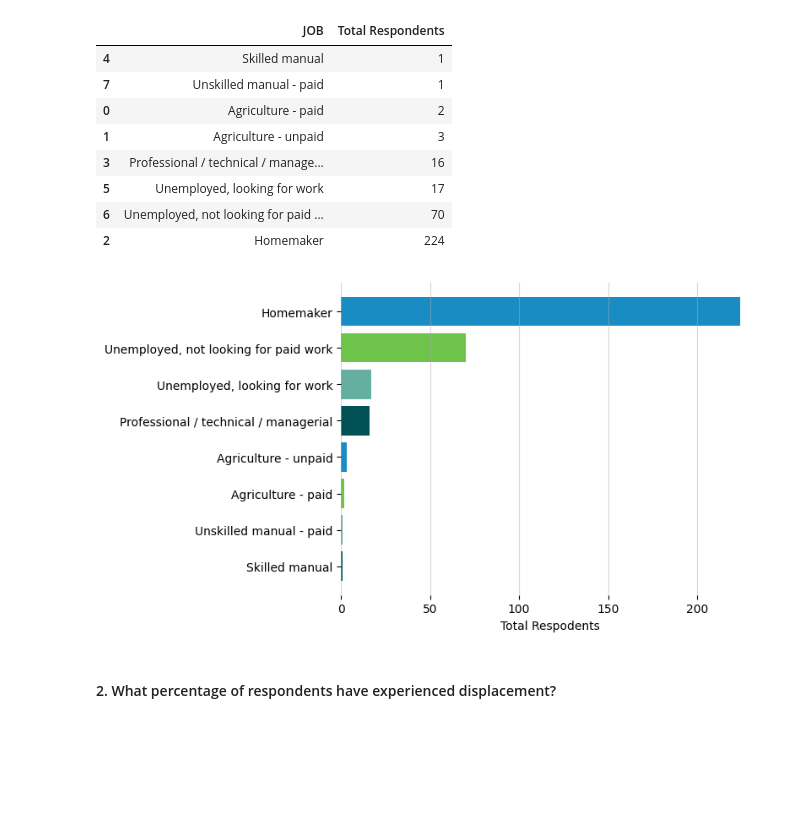
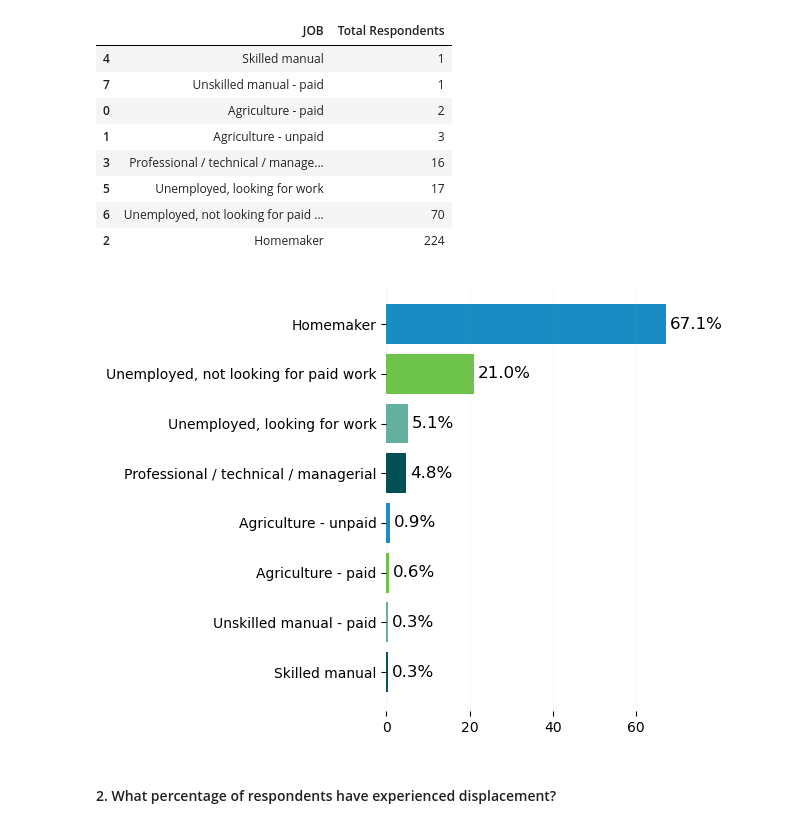
Before and after one commit to Mirwais-Farahi/MSIHealthServiceAnalytics, a Jupyter notebook: notebooks/03_Descriptive_Analysis.ipynb, the cells around one changed output. Drawn from its saved outputs; the diff is of its cells as text; code cells hidden in the pictures; blank space fills up the shorter version.

```diff
--- a/notebooks/03_Descriptive_Analysis.ipynb
+++ b/notebooks/03_Descriptive_Analysis.ipynb
@@ -322,7 +307,7 @@ On Average the respondents reported 4.0 number of children.
 # %% [markdown]
 #### 1. What are the most common occupations of the respondents?
 # %%
-occupation = original_data.groupby('JOB').size().reset_index(name='Total Respondents')
+occupation = data.groupby('JOB').size().reset_index(name='Total Respondents')
 
 occupation.sort_values(by='Total Respondents', inplace=True)
 
@@ -337,21 +322,11 @@ occupation
 | 5 | Unemployed, looking for work | 17 |
 | 6 | Unemployed, not looking for paid ... | 70 |
 | 2 | Homemaker | 224 |
-# %%
-# Visualize job distribution
-ax = plt.barh(occupation['JOB'], occupation['Total Respondents'], color=colors)
-#plt.title('Occupation Frequency by Respodents')
-
-# Remove border (spines) around the plot
-for spine in plt.gca().spines.values():
-    spine.set_visible(False)
-
-plt.xlabel('Total Respodents')
-plt.grid(axis='x', linestyle='-', alpha=0.5)
-
-plt.show()
-# %% [output]
-[figure, removed]
+# %%
+# Visualize job distribution
+plot_bar_chart_with_percentage(occupation, 'JOB', 'Total Respondents', colors=colors)
+# %% [output]
+[figure, added]
 # %% [markdown]
 #### 2. What percentage of respondents have experienced displacement?
 # %%
```
Also changed, not shown: parts of 14 cells of this notebook.
